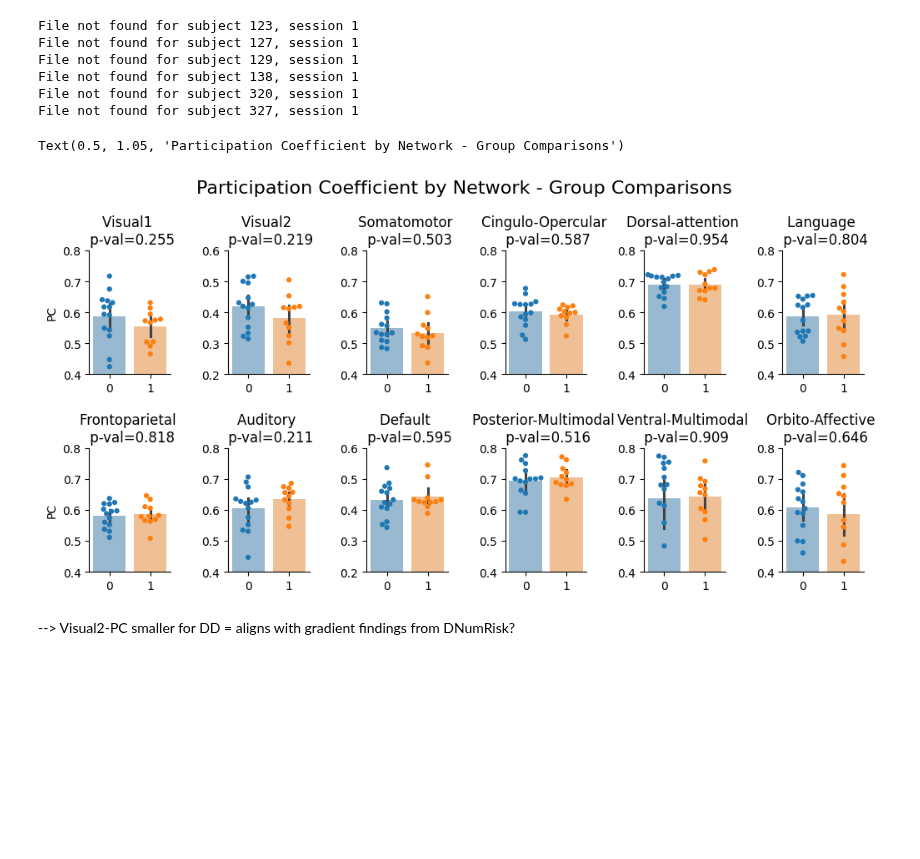
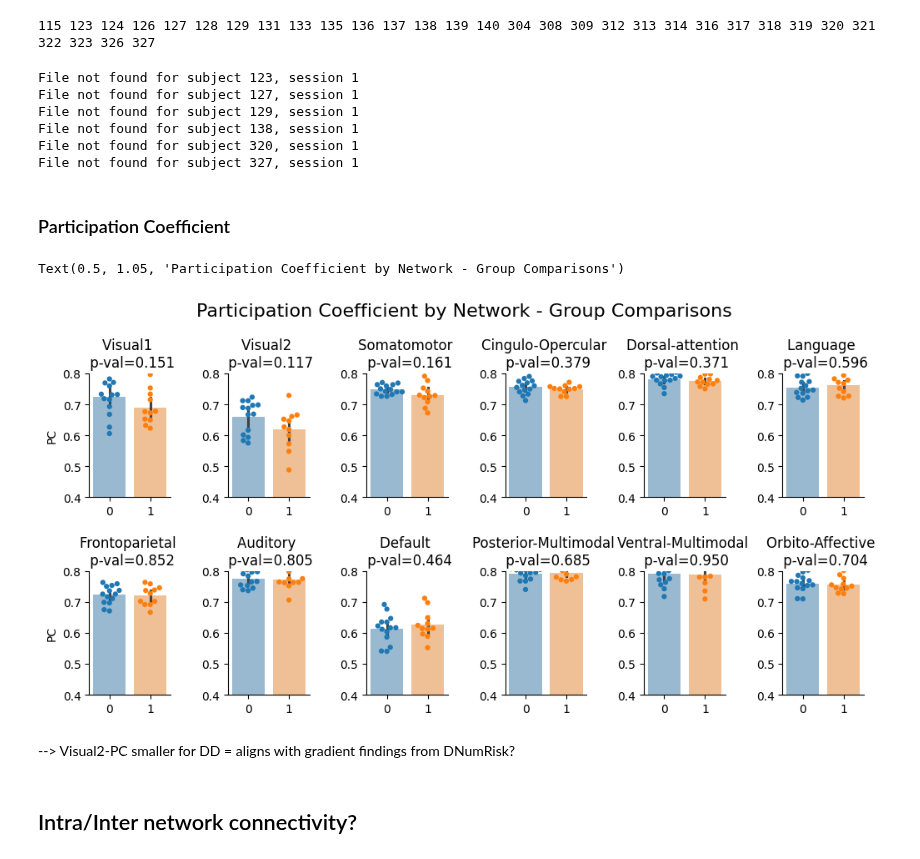
Before and after one commit to mrenke/parietal_patterns, a Jupyter notebook: numberline_data/group_comparisons_01.ipynb, the cells around one changed output. Saved outputs shown, nothing was run; the diff lists cells and outputs as text; code cells hidden in the pictures; blank space fills up the shorter version.

```diff
--- a/numberline_data/group_comparisons_01.ipynb
+++ b/numberline_data/group_comparisons_01.ipynb
@@ -21,6 +26,10 @@ from numrisk.fmri_analysis.gradients.utils import get_glasser_parcels, get_glass
 glasser_CAatlas_mapping, CAatlas_names = get_glasser_CAatlas_mapping()
 
 ci = glasser_CAatlas_mapping['ca_network'].values # community affiliation vector
+# %%
+print(*subList)
+# %% [output]
+115 123 124 126 127 128 129 131 133 135 136 137 138 139 140 304 308 309 312 313 314 316 317 318 319 320 321 322 323 326 327
 # %%
 CMs = []
 subArray = []
@@ -39,6 +48,8 @@ File not found for subject 129, session 1
 File not found for subject 138, session 1
 File not found for subject 320, session 1
 File not found for subject 327, session 1
+# %% [markdown]
+### Participation Coefficient
 # %%
 from utils import participation_coef, threshold_matrix
 
@@ -47,7 +58,7 @@ df_meanNet_PCs = []
 net_names = CAatlas_names['Network Name'].values
 
 for cm in CMs:
-    cm = threshold_matrix(cm, proportion=0.15)  # Threshold the matrix to keep only the top 15% of connections
+    cm = threshold_matrix(cm, proportion=0.5)  # Threshold the matrix to keep only the top 15% of connections
     part_coefs = participation_coef(cm, ci)
     sub_meanNet_PCs = []
     for i_net in CAatlas_names.index.values:
@@ -64,28 +75,30 @@ df_meanNet_PCs = df_meanNet_PCs.join(group_mapping)
 # %%
 import seaborn as sns
 import matplotlib.pyplot as plt
 from scipy.stats import ttest_ind
 
 fig, axs = plt.subplots(2,6, figsize=(12,5))
 axs = axs.flatten()
 
 tmp = df_meanNet_PCs.set_index('group',append=True)
 
 for i, net in enumerate(net_names):
         y_var = net
         sns.barplot(data=tmp.reset_index(), x ='group', hue='group',y=y_var, alpha=0.5,legend=False,ax=axs[i])
         sns.swarmplot(data=tmp.reset_index(),  x ='group', hue='group',y=y_var, size=4.5,legend=False,ax=axs[i])
         stats = ttest_ind(tmp.xs(0,0,'group')[net], tmp.xs(1,0,'group')[net], axis=0, equal_var=False)
         axs[i].set(title=f'{y_var} \n p-val={stats.pvalue:.3f}', xlabel=None,ylim=(.4,.8))
         axs[i].set(ylabel='PC') if i == 0 or i == 6 else axs[i].set(ylabel=None)
         sns.despine()
-axs[1].set(ylim=(.2,.6)) # visual2 is different
-axs[8].set(ylim=(.2,.6)) # DMN is different
+#axs[1].set(ylim=(.2,.6)) # visual2 is different
+#axs[8].set(ylim=(.2,.6)) # DMN is different
 
 fig.subplots_adjust(hspace=0.6, wspace=0.7)
 fig.suptitle('Participation Coefficient by Network - Group Comparisons', fontsize=16, y= 1.05)
 # %% [output]
 Text(0.5, 1.05, 'Participation Coefficient by Network - Group Comparisons')
-[figure, old version]
+[figure, new version]
 # %% [markdown]
 --> Visual2-PC smaller for DD = aligns with gradient findings from DNumRisk?
+# %% [markdown]
+## Intra/Inter network connectivity?
```
Also changed, not shown: parts of 8 cells of this notebook, 8 other files.
